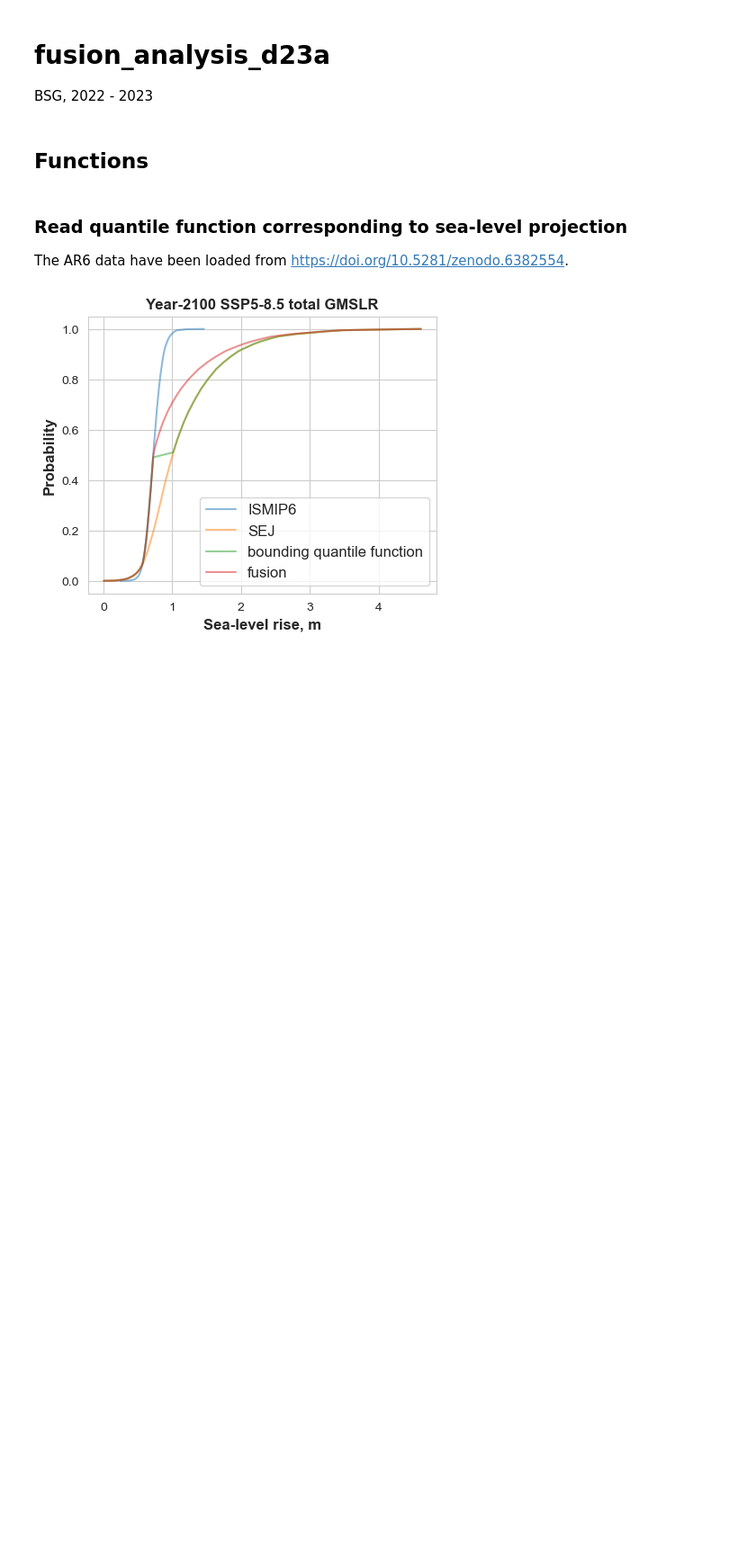
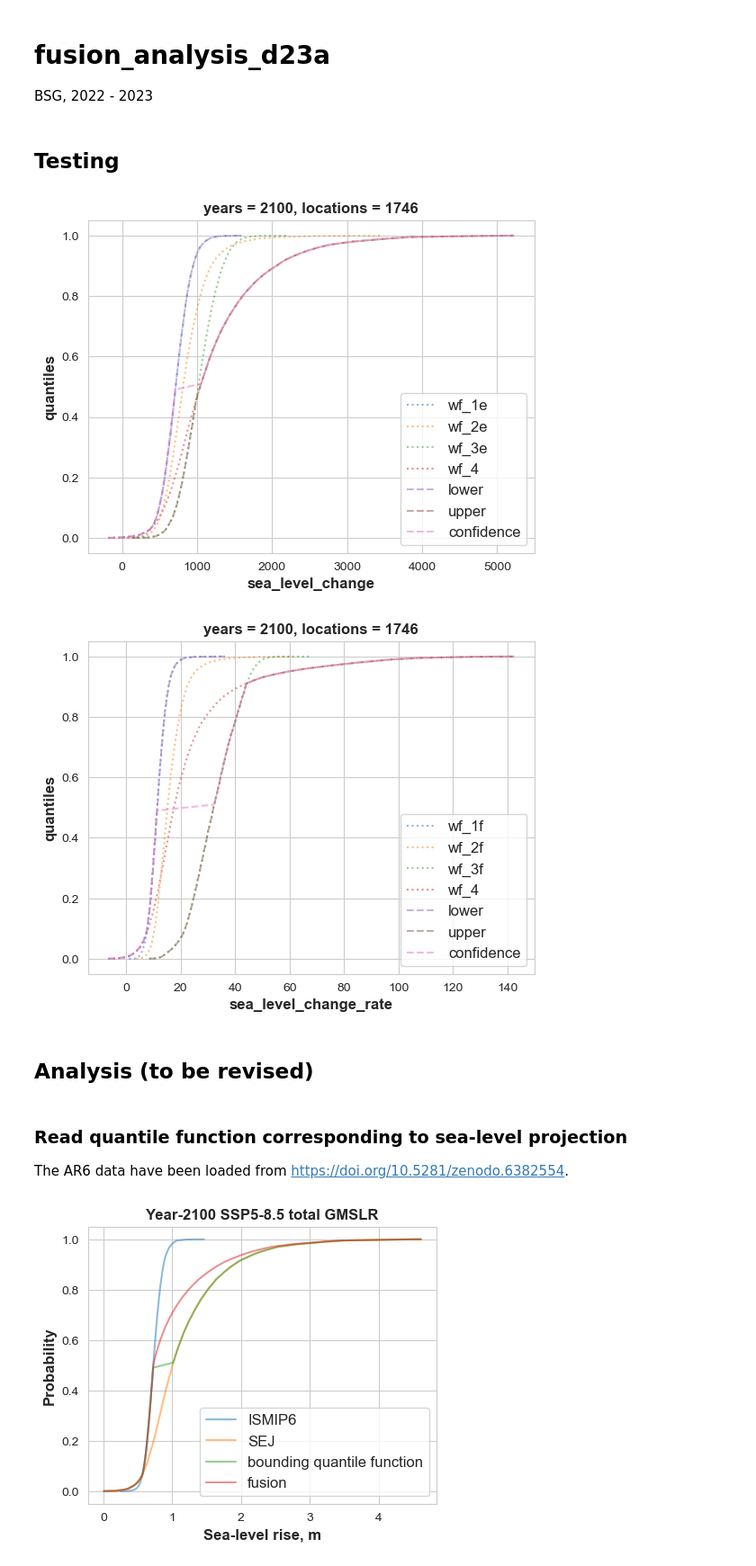
Before and after one commit to grandey/d23a-fusion, a Jupyter notebook: fusion_analysis_d23a.ipynb, the cells around one changed output. Shown at 90% size. Saved outputs shown, nothing was run; the diff lists cells and outputs as text; code cells hidden in the pictures; blank space fills up the shorter version.

Commit message:
d23a.py get_rslc_qf(): workflow can be ‘confidence’ bound of p-box.

```diff
--- a/fusion_analysis_d23a.ipynb
+++ b/fusion_analysis_d23a.ipynb
@@ -17,7 +17,22 @@ import xarray as xr
 # Get start datetime
 start_dt = datetime.datetime.now()
 # %% [markdown]
-## Functions
+## Testing
+# %%
+# Test get_rslc_qf()
+for rate, wf_list in [(False, ['wf_1e', 'wf_2e', 'wf_3e', 'wf_4']),
+                      (True, ['wf_1f', 'wf_2f', 'wf_3f', 'wf_4'])]:
+    for workflow in wf_list:
+        _ = d23a.get_rslc_qf(workflow=workflow, rate=rate, plot=True)
+    for workflow in ['lower', 'upper', 'confidence']:
+        _ = d23a.get_rslc_qf(workflow=workflow, rate=rate, plot=True)
+    plt.legend()
+    plt.show()
+# %% [output]
+[figure, added]
+[figure, added]
+# %% [markdown]
+## Analysis (to be revised)
 # %% [markdown]
 ### Read quantile function corresponding to sea-level projection
 The AR6 data have been loaded from https://doi.org/10.5281/zenodo.6382554.
```
Also changed, not shown: parts of 3 cells of this notebook, 1 other file.
